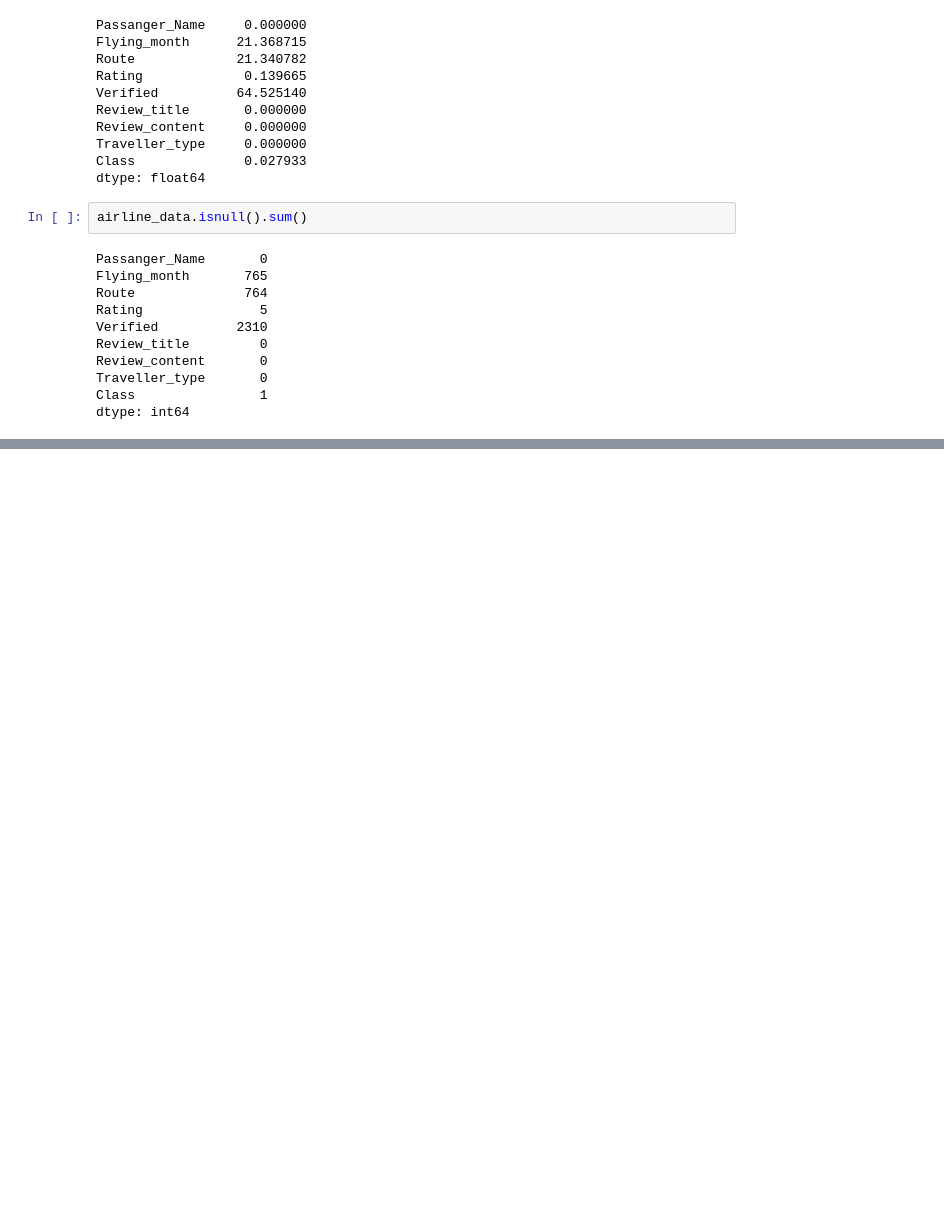
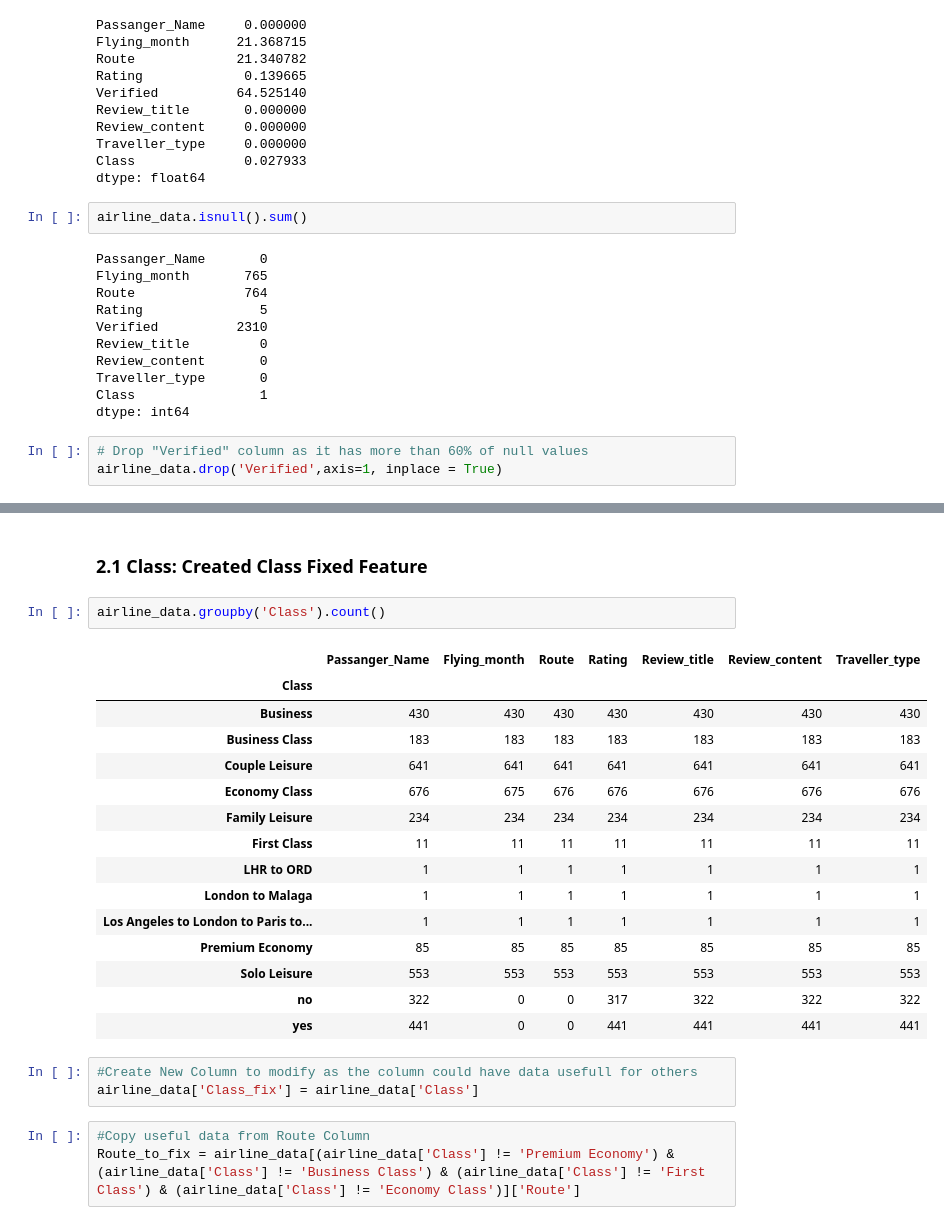
Before and after one commit to elkinbarretorojas/data_science, a Jupyter notebook: airline/airline.ipynb, the cells around one changed output, grey strips where cells are left out. Drawn from its saved outputs; the diff is of its cells as text; blank space fills up the shorter version.

```diff
--- a/airline/airline.ipynb
+++ b/airline/airline.ipynb
@@ -75,3 +77,6 @@ Review_content       0
 Traveller_type       0
 Class                1
 dtype: int64
+# %%
+# Drop "Verified" column as it has more than 60% of null values
+airline_data.drop('Verified',axis=1, inplace = True)
@@ -77,0 +113,26 @@ dtype: int64
+# %% [markdown]
+### 2.1 Class: Created Class Fixed Feature
+# %%
+airline_data.groupby('Class').count()
+# %% [output]
+|  | Passanger_Name | Flying_month | Route | Rating | Review_title | Review_content | Traveller_type |
+| Class |  |  |  |  |  |  |  |
+| Business | 430 | 430 | 430 | 430 | 430 | 430 | 430 |
+| Business Class | 183 | 183 | 183 | 183 | 183 | 183 | 183 |
+| Couple Leisure | 641 | 641 | 641 | 641 | 641 | 641 | 641 |
+| Economy Class | 676 | 675 | 676 | 676 | 676 | 676 | 676 |
+| Family Leisure | 234 | 234 | 234 | 234 | 234 | 234 | 234 |
+| First Class | 11 | 11 | 11 | 11 | 11 | 11 | 11 |
+| LHR to ORD | 1 | 1 | 1 | 1 | 1 | 1 | 1 |
+| London to Malaga | 1 | 1 | 1 | 1 | 1 | 1 | 1 |
+| Los Angeles to London to Paris to... | 1 | 1 | 1 | 1 | 1 | 1 | 1 |
+| Premium Economy | 85 | 85 | 85 | 85 | 85 | 85 | 85 |
+| Solo Leisure | 553 | 553 | 553 | 553 | 553 | 553 | 553 |
+| no | 322 | 0 | 0 | 317 | 322 | 322 | 322 |
+| yes | 441 | 0 | 0 | 441 | 441 | 441 | 441 |
+# %%
+#Create New Column to modify as the column could have data usefull for others
+airline_data['Class_fix'] = airline_data['Class']
+# %%
+#Copy useful data from Route Column
+Route_to_fix = airline_data[(airline_data['Class'] != 'Premium Economy') & (airline_data['Class'] != 'Business Class') & (airline_data['Class'] != 'First Class') & (airline_data['Class'] != 'Economy Class')]['Route']
```
Also changed, not shown: parts of 18 cells of this notebook, 1 other file.
